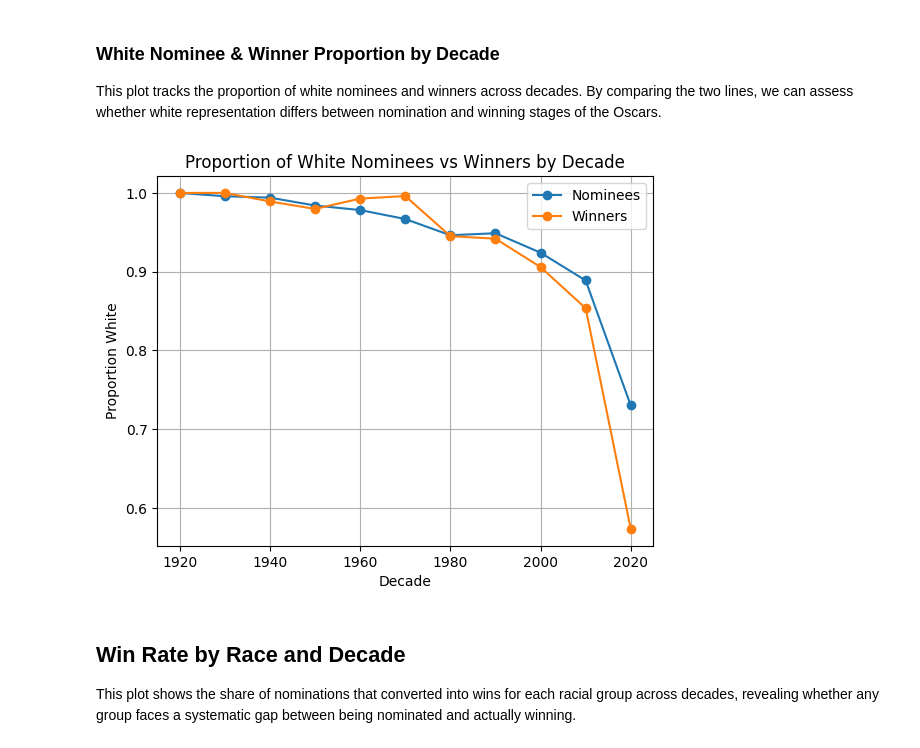
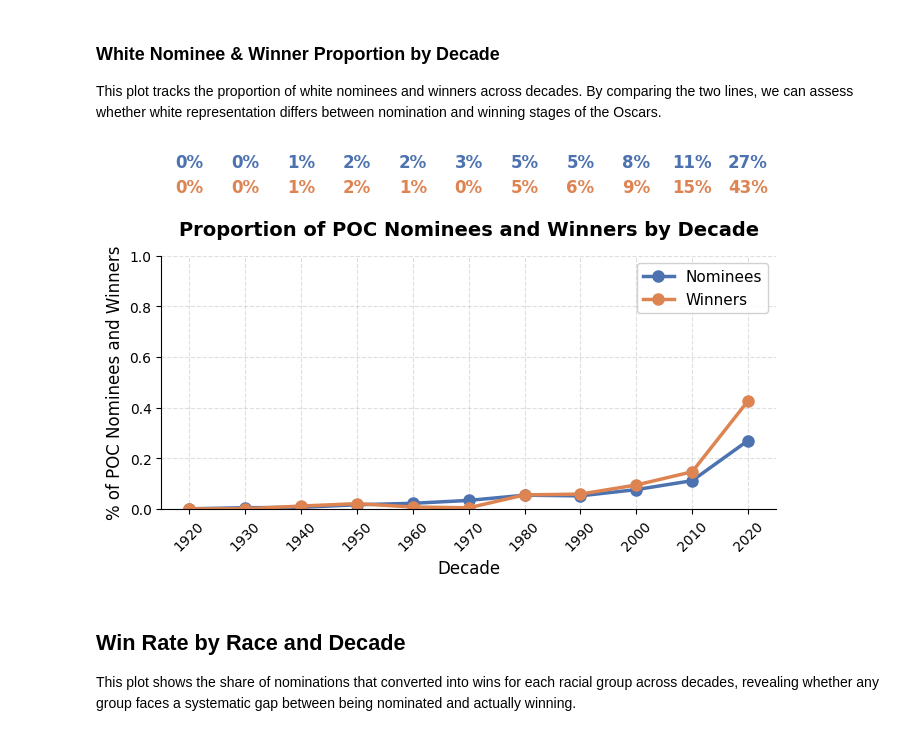
Before and after one commit to nmaharaj28/comm3180_S26_Data_Project, a Jupyter notebook: data_analysis/oscar_demographics_analysis.ipynb, the cells around one changed output. Saved outputs shown, nothing was run; the diff lists cells and outputs as text; code cells hidden in the pictures.

```diff
--- a/data_analysis/oscar_demographics_analysis.ipynb
+++ b/data_analysis/oscar_demographics_analysis.ipynb
@@ -159,26 +168,46 @@ By comparing the two lines, we can assess whether white representation differs
 between nomination and winning stages of the Oscars.
 # %%
 oscar_nominees['is_white'] = oscar_nominees['Race'] == 'White'
+oscar_nominees['is_not_white'] = oscar_nominees['Race'] != 'White'
 
 winners = oscar_nominees[oscar_nominees['winner'] == True]
 
-nominees_decade_race = oscar_nominees.groupby('decade')['is_white'].mean()
-winners_decade_race = winners.groupby('decade')['is_white'].mean()
+nominees_decade_race = oscar_nominees.groupby('decade')['is_not_white'].mean()
+winners_decade_race = winners.groupby('decade')['is_not_white'].mean()
 
 race_prop_plot = nominees_decade_race.to_frame(name='Nominees')
 race_prop_plot['Winners'] = winners_decade_race
 
-plt.figure()
-plt.plot(race_prop_plot.index, race_prop_plot['Nominees'], marker='o', label='Nominees')
-plt.plot(race_prop_plot.index, race_prop_plot['Winners'], marker='o', label='Winners')
-plt.title("Proportion of White Nominees vs Winners by Decade")
-plt.xlabel("Decade")
-plt.ylabel("Proportion White")
-plt.legend()
-plt.grid(True)
+fig, ax = plt.subplots(figsize=(7, 5))
+
+ax.plot(race_prop_plot.index, race_prop_plot['Nominees'], marker='o',
+        linewidth=2.5, markersize=8, label='Nominees', color='#4C72B0')
+ax.plot(race_prop_plot.index, race_prop_plot['Winners'], marker='o',
+        linewidth=2.5, markersize=8, label='Winners', color='#DD8452')
+
+for decade, row in race_prop_plot.iterrows():
+    ax.text(decade, 1.35, f"{row['Nominees']:.0%}",
+            ha='center', fontsize=12, color='#4C72B0', fontweight='bold')
+    ax.text(decade, 1.25, f"{row['Winners']:.0%}",
+            ha='center', fontsize=12, color='#DD8452', fontweight='bold')
+
+ax.set_ylim(0, 1.5)
+
+ax.set_title("Proportion of POC Nominees and Winners by Decade",
+             fontsize=14, fontweight='bold', pad=15)
+ax.set_xlabel("Decade", fontsize=12)
+ax.set_ylabel("% of POC Nominees and Winners", fontsize=12)
+ax.set_ylim(0, 1)
+ax.set_xticks(race_prop_plot.index)
+ax.set_xticklabels(race_prop_plot.index, rotation=45)
+ax.legend(fontsize=11, framealpha=0.9)
+ax.grid(True, linestyle='--', alpha=0.4)
+ax.spines[['top', 'right']].set_visible(False)
+
+plt.tight_layout()
 plt.show()
 # %% [output]
-[figure, old version]
+[figure, new version]
 # %% [markdown]
 ## Win Rate by Race and Decade
 
```
Also changed, not shown: parts of 5 cells of this notebook.
